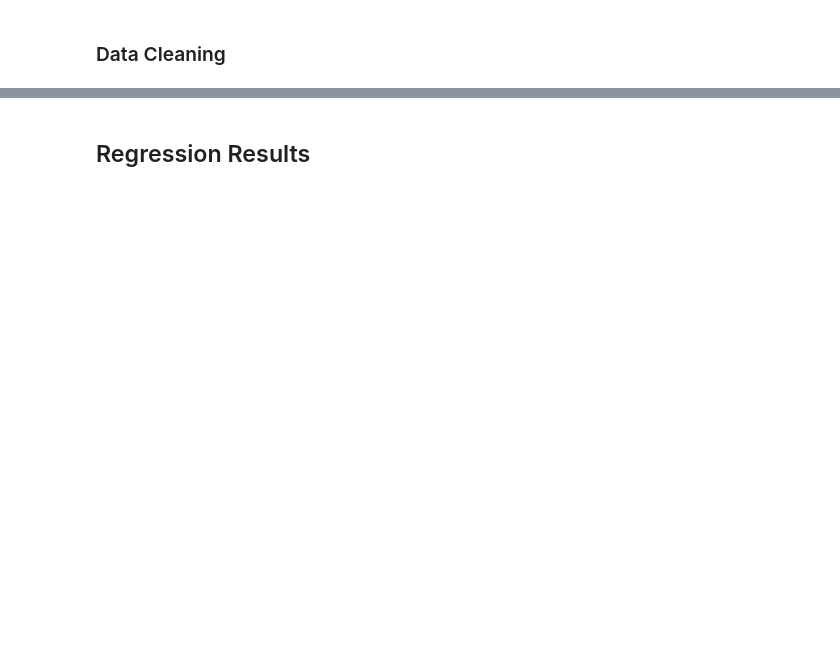
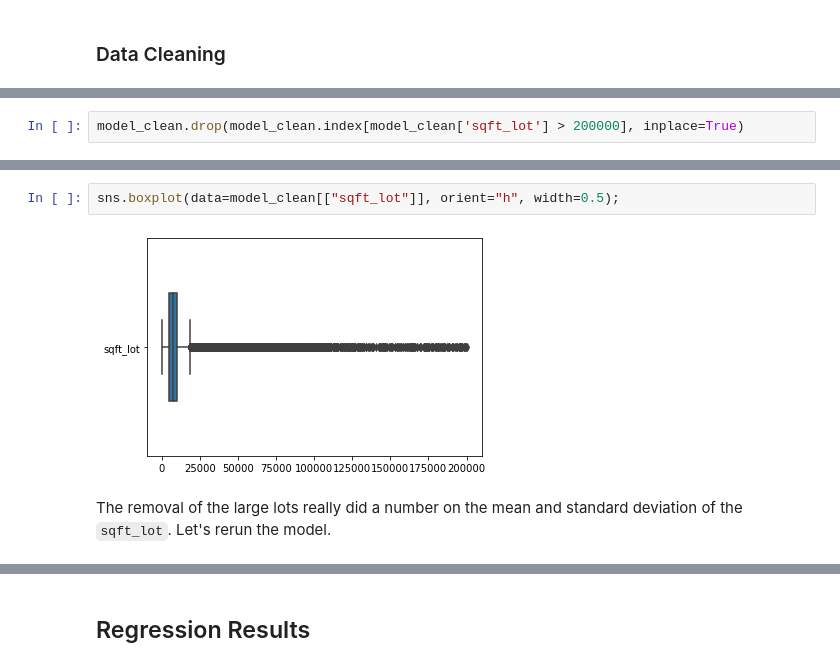
Before and after one commit to Tammarion/da-capstone-project-enterprise, a Jupyter notebook: index.ipynb, the cells around one changed output, grey strips where cells are left out. Cells and saved outputs as stored; diff of their text form; blank space fills up the shorter version.

```diff
--- a/index.ipynb
+++ b/index.ipynb
@@ -22,0 +609,2 @@
+# %%
+model_clean.drop(model_clean.index[model_clean['sqft_lot'] > 200000], inplace=True)
@@ -22,0 +625,6 @@
+# %%
+sns.boxplot(data=model_clean[["sqft_lot"]], orient="h", width=0.5);
+# %% [output]
+[figure, added]
+# %% [markdown]
+The removal of the large lots really did a number on the mean and standard deviation of the `sqft_lot`. Let's rerun the model.
```
Also changed, not shown: parts of 205 cells of this notebook.
